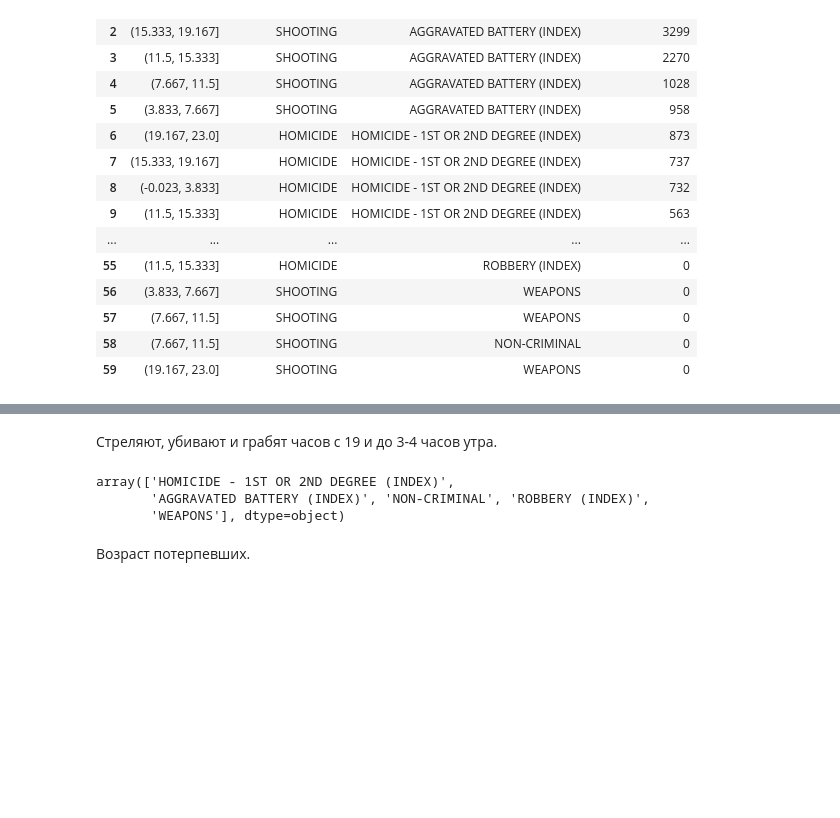
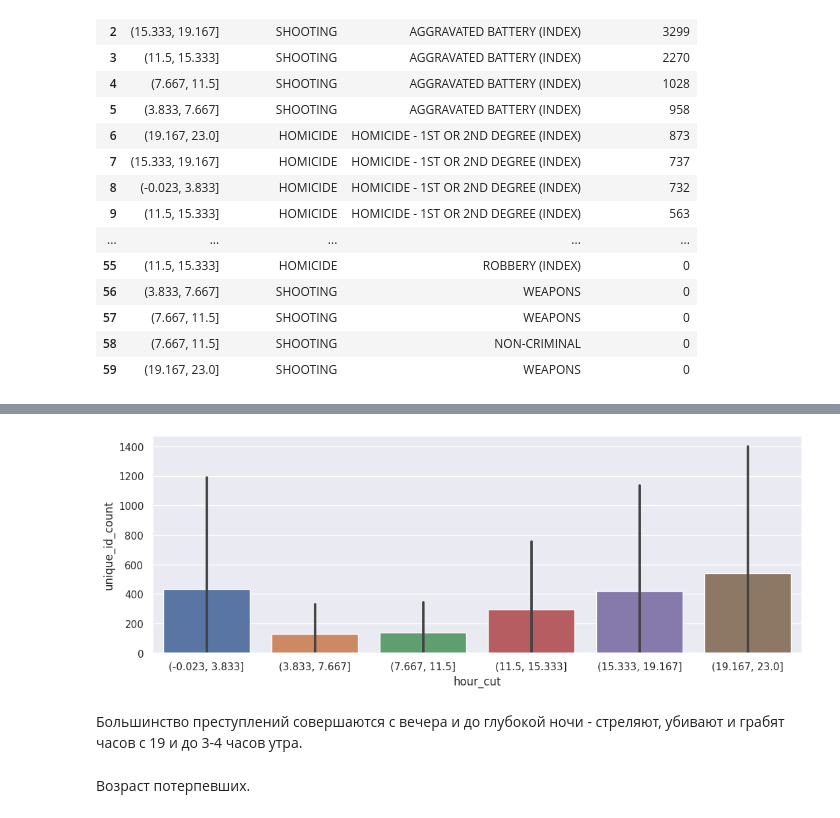
Before and after one commit to RomanD83/violence_reduction, a Jupyter notebook: vr.ipynb, the cells around one changed output, grey strips where cells are left out. Cells and saved outputs as stored; diff of their text form; code cells hidden in the pictures; blank space fills up the shorter version.

```diff
--- a/vr.ipynb
+++ b/vr.ipynb
@@ -301,11 +300,10 @@ df.head()
-# %% [markdown]
-Стреляют, убивают и грабят часов с 19 и до 3-4 часов утра.
-# %%
-df.fbi_descr.unique()
-# %% [output]
-array(['HOMICIDE - 1ST OR 2ND DEGREE (INDEX)',
-       'AGGRAVATED BATTERY (INDEX)', 'NON-CRIMINAL', 'ROBBERY (INDEX)',
-       'WEAPONS'], dtype=object)
+# %%
+sns.set(rc={'figure.figsize':(12.7,4.27)})
+sns.barplot(x=hours['hour_cut'], y=hours['unique_id_count']);
+# %% [output]
+[figure, added]
+# %% [markdown]
+Большинство преступлений совершаются с вечера и до глубокой ночи - стреляют, убивают и грабят часов с 19 и до 3-4 часов утра.
 # %% [markdown]
 Возраст потерпевших.
 # %%
```
Also changed, not shown: parts of 11 cells of this notebook.
